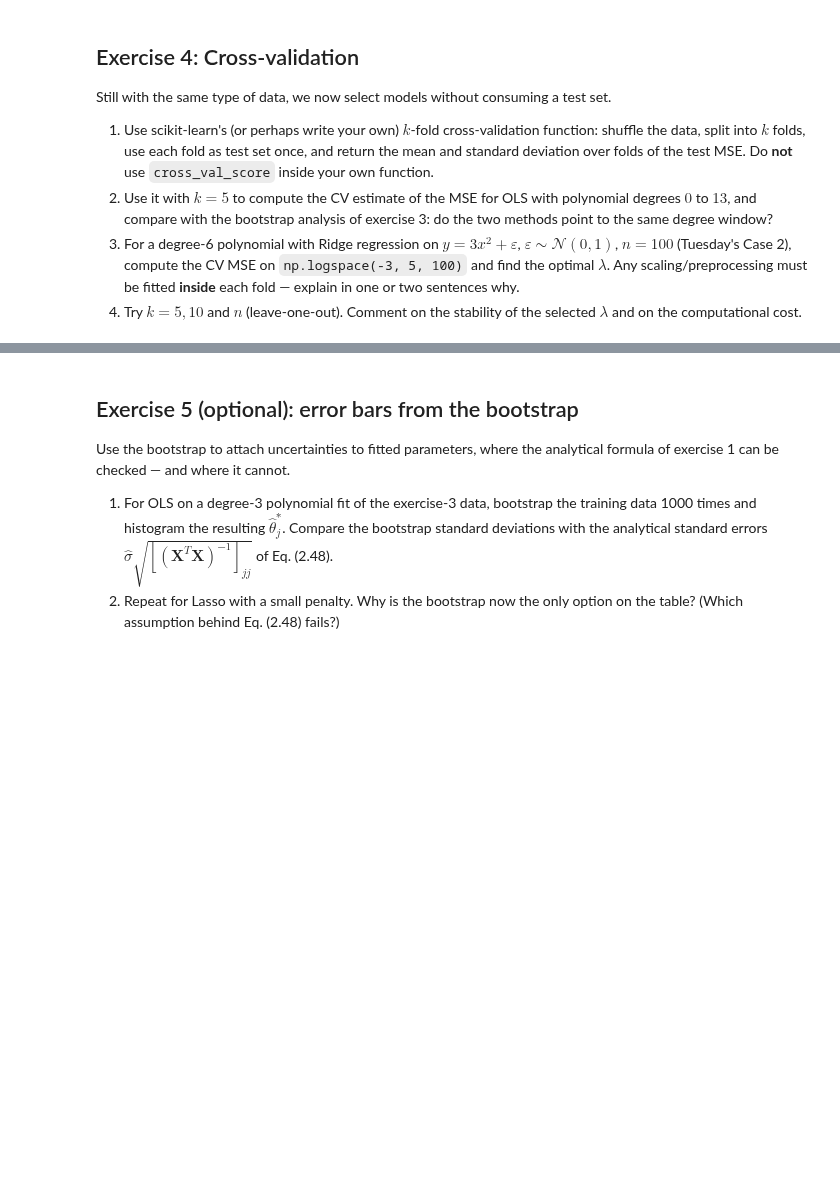
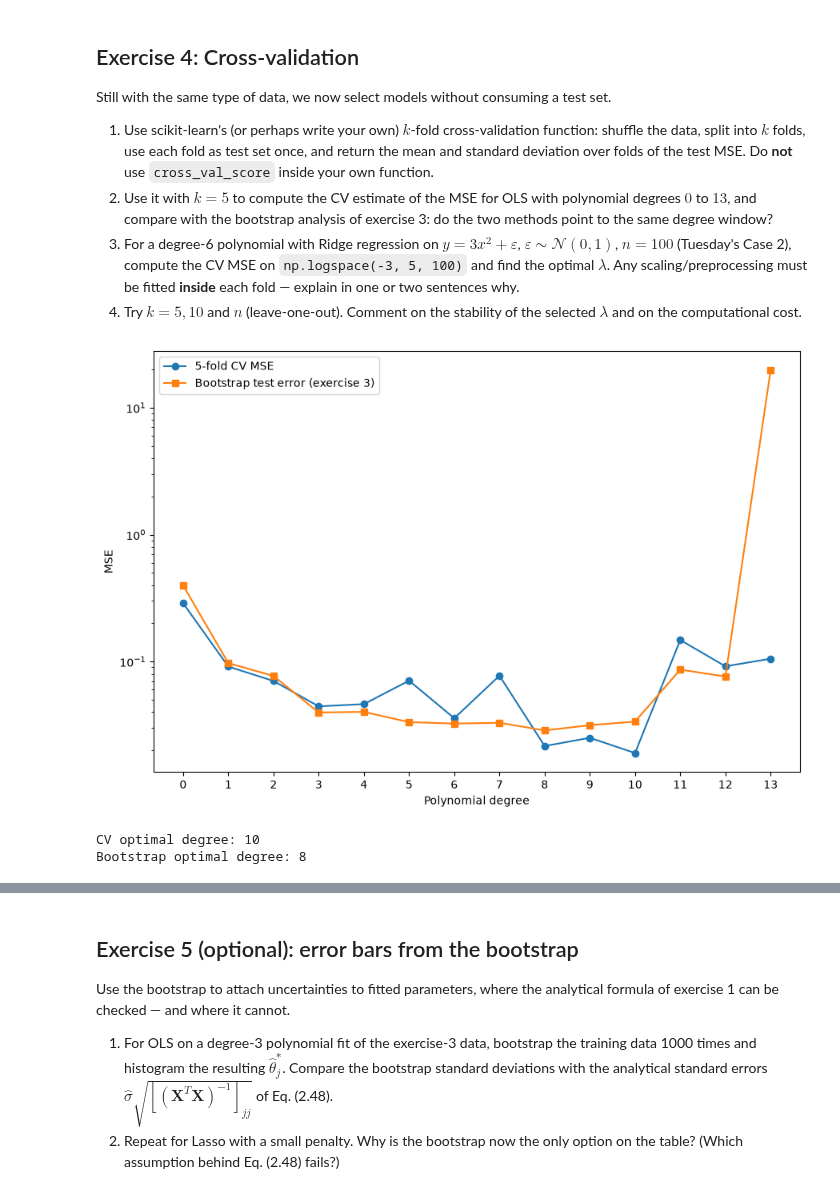
Before and after one commit to SigurdRiseth/FYS-STK4155-exercises, a Jupyter notebook: solutions/week36/exercisesweek36.ipynb, the cells around one changed output, grey strips where cells are left out. Saved outputs shown, nothing was run; the diff lists cells and outputs as text; code cells hidden in the pictures; blank space fills up the shorter version.

Commit message:
Solve week 36 exercise 4.

```diff
--- a/solutions/week36/exercisesweek36.ipynb
+++ b/solutions/week36/exercisesweek36.ipynb
@@ -347,3 +347,49 @@ test set.
    selected $\lambda$ and on the computational cost.
 # %%
 # Your code for exercise 4 here
+
+
+def kfold_cv_mse(x, y, k, model_fn, seed=2026):
+    """Own k-fold CV: shuffle, split into k folds, return mean/std of test MSE."""
+    rng = np.random.default_rng(seed)
+    idx = rng.permutation(len(x))
+    folds = np.array_split(idx, k)
+
+    mses = []
+    for i in range(k):
+        test_idx = folds[i]
+        train_idx = np.concatenate([folds[j] for j in range(k) if j != i])
+        model = model_fn()
+        model.fit(x[train_idx], y[train_idx])
+        y_pred = model.predict(x[test_idx])
+        mses.append(np.mean((y[test_idx] - y_pred) ** 2))
+    mses = np.array(mses)
+    return mses.mean(), mses.std()
+
+
+# Part 2: 5-fold CV for OLS, degrees 0-13, compared with the exercise-3 bootstrap
+y_flat = y.ravel()
+cv_mse = np.array([
+    kfold_cv_mse(x, y_flat, 5, lambda d=d: make_pipeline(
+        PolynomialFeatures(d), LinearRegression(fit_intercept=False)
+    ))[0]
+    for d in degrees
+])
+
+fig, ax = plt.subplots(figsize=(9, 6))
+ax.plot(degrees, cv_mse, "o-", label="5-fold CV MSE")
+ax.plot(degrees, errors, "s-", label="Bootstrap test error (exercise 3)")
+ax.set_xlabel("Polynomial degree")
+ax.set_ylabel("MSE")
+ax.set_yscale("log")
+ax.set_xticks(degrees)
+ax.legend()
+plt.tight_layout()
+plt.show()
+
+print(f"CV optimal degree: {degrees[int(np.argmin(cv_mse))]}")
+print(f"Bootstrap optimal degree: {degrees[int(np.argmin(errors))]}")
+# %% [output]
+[figure, added]
+CV optimal degree: 10
+Bootstrap optimal degree: 8
```
Also changed, not shown: parts of 5 cells of this notebook.
